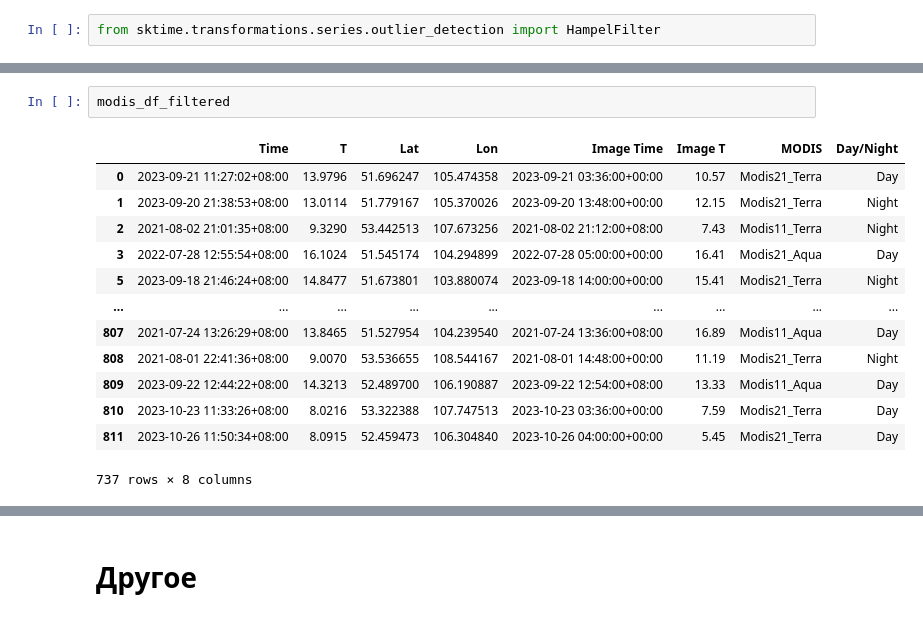
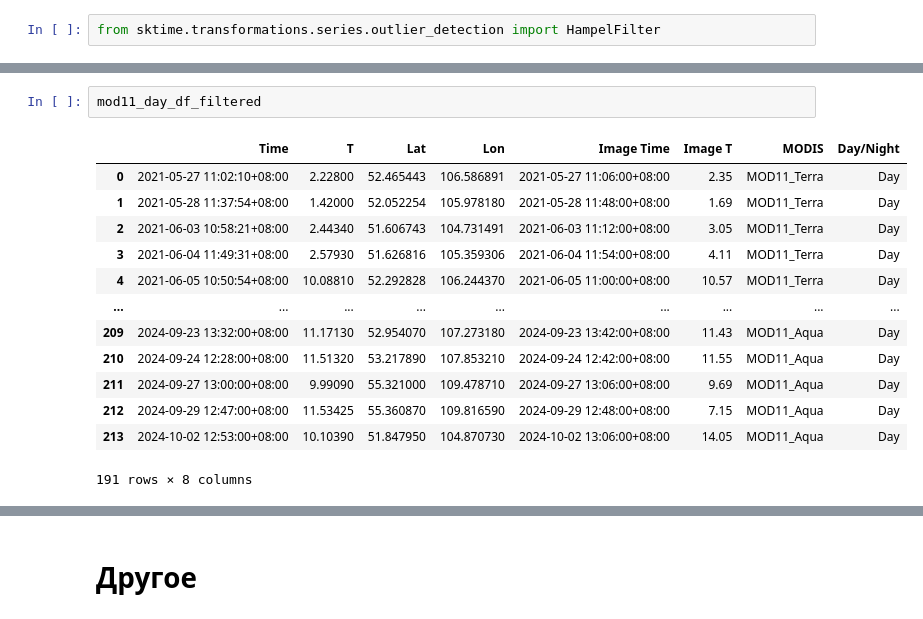
Before and after one commit to tobaffoon/baikal_vkr, a Jupyter notebook: Валидация/prepare_data.ipynb, the cells around one changed output, grey strips where cells are left out. Saved outputs shown, nothing was run; the diff lists cells and outputs as text.

```diff
--- a/Валидация/prepare_data.ipynb
+++ b/Валидация/prepare_data.ipynb
@@ -231,16 +272,16 @@ landsat_with7_df_filtered
-# %%
-modis_df_filtered
-# %% [output]
-|  | Time | T | Lat | Lon | Image Time | Image T | MODIS | Day/Night |
-| 0 | 2023-09-21 11:27:02+08:00 | 13.9796 | 51.696247 | 105.474358 | 2023-09-21 03:36:00+00:00 | 10.57 | Modis21_Terra | Day |
-| 1 | 2023-09-20 21:38:53+08:00 | 13.0114 | 51.779167 | 105.370026 | 2023-09-20 13:48:00+00:00 | 12.15 | Modis21_Terra | Night |
-| 2 | 2021-08-02 21:01:35+08:00 | 9.3290 | 53.442513 | 107.673256 | 2021-08-02 21:12:00+08:00 | 7.43 | Modis11_Terra | Night |
-| 3 | 2022-07-28 12:55:54+08:00 | 16.1024 | 51.545174 | 104.294899 | 2022-07-28 05:00:00+00:00 | 16.41 | Modis21_Aqua | Day |
-| 5 | 2023-09-18 21:46:24+08:00 | 14.8477 | 51.673801 | 103.880074 | 2023-09-18 14:00:00+00:00 | 15.41 | Modis21_Terra | Night |
-| ... | ... | ... | ... | ... | ... | ... | ... | ... |
-| 807 | 2021-07-24 13:26:29+08:00 | 13.8465 | 51.527954 | 104.239540 | 2021-07-24 13:36:00+08:00 | 16.89 | Modis11_Aqua | Day |
-| 808 | 2021-08-01 22:41:36+08:00 | 9.0070 | 53.536655 | 108.544167 | 2021-08-01 14:48:00+00:00 | 11.19 | Modis21_Terra | Night |
-| 809 | 2023-09-22 12:44:22+08:00 | 14.3213 | 52.489700 | 106.190887 | 2023-09-22 12:54:00+08:00 | 13.33 | Modis11_Aqua | Day |
-| 810 | 2023-10-23 11:33:26+08:00 | 8.0216 | 53.322388 | 107.747513 | 2023-10-23 03:36:00+00:00 | 7.59 | Modis21_Terra | Day |
-| 811 | 2023-10-26 11:50:34+08:00 | 8.0915 | 52.459473 | 106.304840 | 2023-10-26 04:00:00+00:00 | 5.45 | Modis21_Terra | Day |
-737 rows × 8 columns
+# %%
+mod11_day_df_filtered
+# %% [output]
+|  | Time | T | Lat | Lon | Image Time | Image T | MODIS | Day/Night |
+| 0 | 2021-05-27 11:02:10+08:00 | 2.22800 | 52.465443 | 106.586891 | 2021-05-27 11:06:00+08:00 | 2.35 | MOD11_Terra | Day |
+| 1 | 2021-05-28 11:37:54+08:00 | 1.42000 | 52.052254 | 105.978180 | 2021-05-28 11:48:00+08:00 | 1.69 | MOD11_Terra | Day |
+| 2 | 2021-06-03 10:58:21+08:00 | 2.44340 | 51.606743 | 104.731491 | 2021-06-03 11:12:00+08:00 | 3.05 | MOD11_Terra | Day |
+| 3 | 2021-06-04 11:49:31+08:00 | 2.57930 | 51.626816 | 105.359306 | 2021-06-04 11:54:00+08:00 | 4.11 | MOD11_Terra | Day |
+| 4 | 2021-06-05 10:50:54+08:00 | 10.08810 | 52.292828 | 106.244370 | 2021-06-05 11:00:00+08:00 | 10.57 | MOD11_Terra | Day |
+| ... | ... | ... | ... | ... | ... | ... | ... | ... |
+| 209 | 2024-09-23 13:32:00+08:00 | 11.17130 | 52.954070 | 107.273180 | 2024-09-23 13:42:00+08:00 | 11.43 | MOD11_Aqua | Day |
+| 210 | 2024-09-24 12:28:00+08:00 | 11.51320 | 53.217890 | 107.853210 | 2024-09-24 12:42:00+08:00 | 11.55 | MOD11_Aqua | Day |
+| 211 | 2024-09-27 13:00:00+08:00 | 9.99090 | 55.321000 | 109.478710 | 2024-09-27 13:06:00+08:00 | 9.69 | MOD11_Aqua | Day |
+| 212 | 2024-09-29 12:47:00+08:00 | 11.53425 | 55.360870 | 109.816590 | 2024-09-29 12:48:00+08:00 | 7.15 | MOD11_Aqua | Day |
+| 213 | 2024-10-02 12:53:00+08:00 | 10.10390 | 51.847950 | 104.870730 | 2024-10-02 13:06:00+08:00 | 14.05 | MOD11_Aqua | Day |
+191 rows × 8 columns
```
Also changed, not shown: parts of 14 cells of this notebook, 32 other files.
